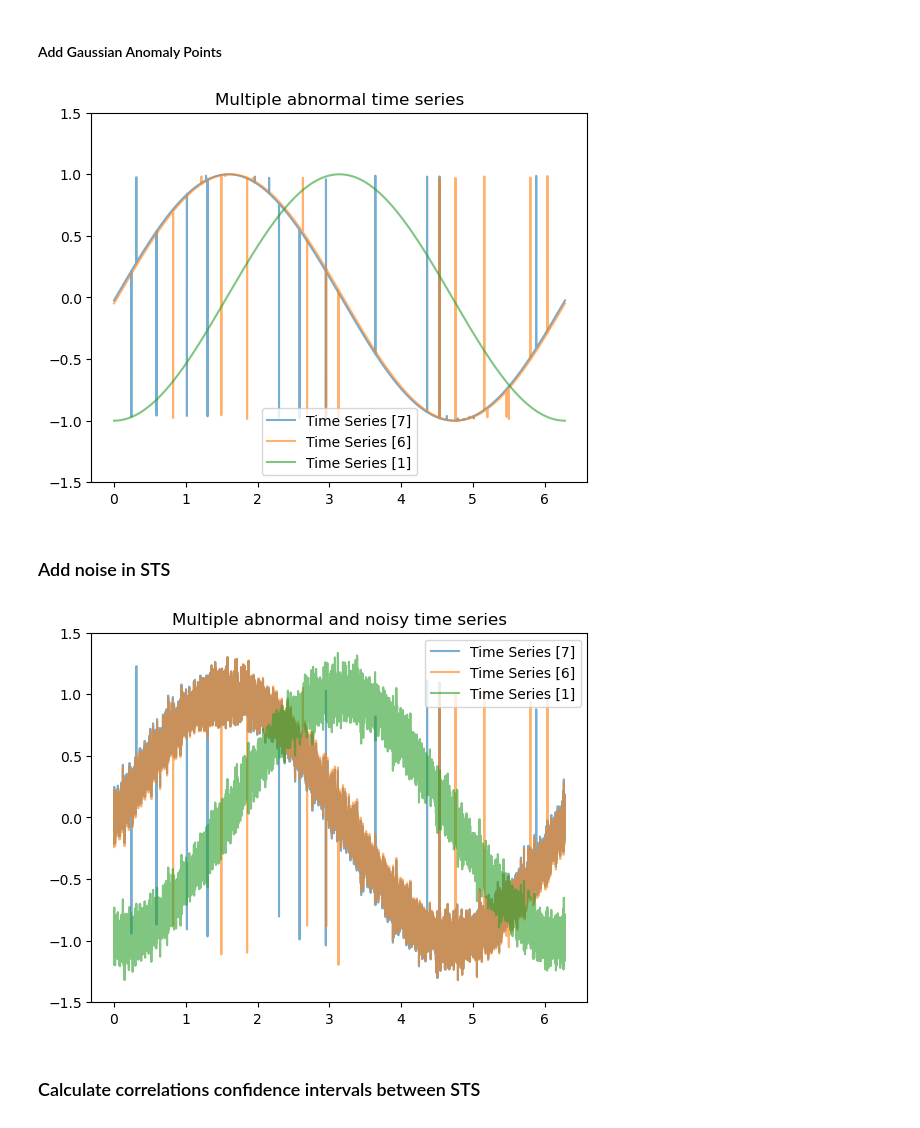
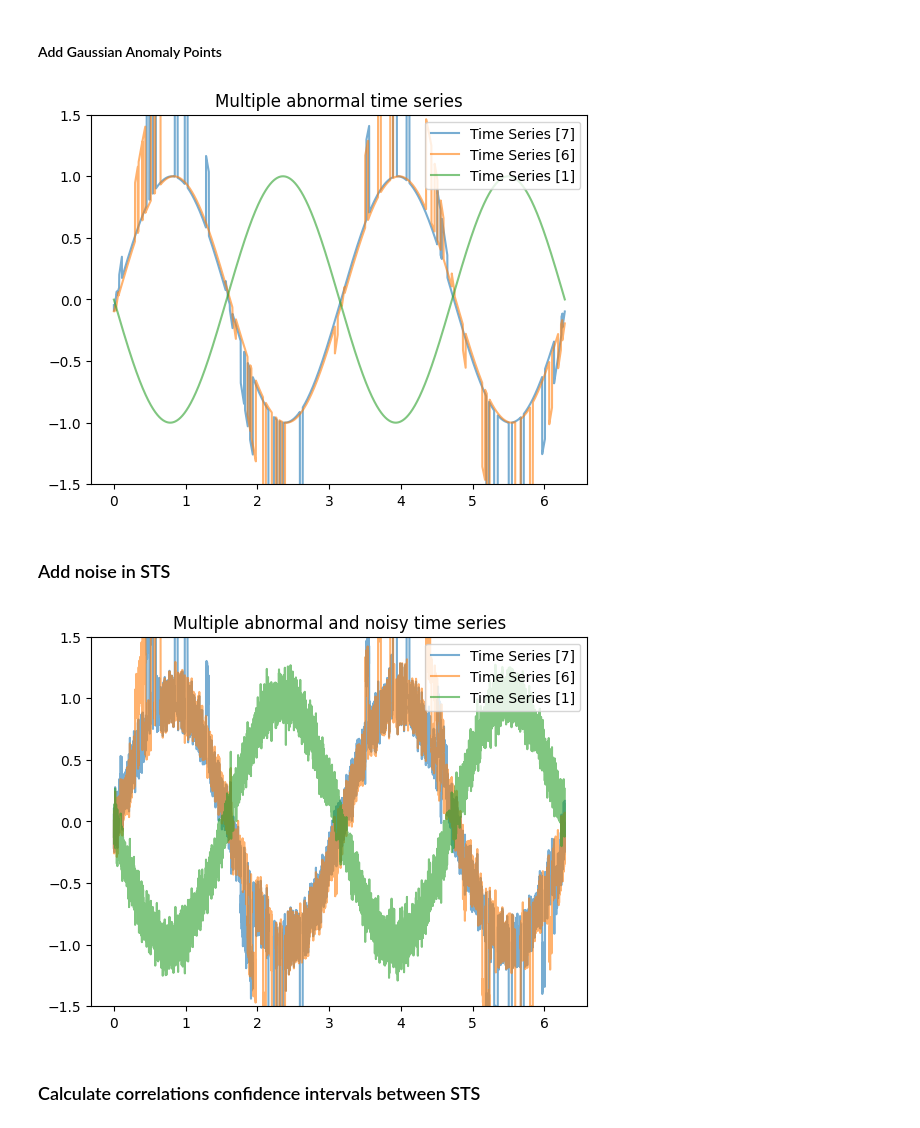
Before and after one commit to CristoferSilva/SyntheticTimeSeriesDataset, a Jupyter notebook: syntheticTimeSeriesDataset.ipynb, the cells around one changed output. Drawn from its saved outputs; the diff is of its cells as text; code cells hidden in the pictures.

```diff
--- a/syntheticTimeSeriesDataset.ipynb
+++ b/syntheticTimeSeriesDataset.ipynb
@@ -47,7 +55,28 @@ Note: you may need to restart the kernel to use updated packages.
 ### Generate synthetic time series (STS)
 # %%
 tmsg = TimeSerieGenerator()
-time_series = tmsg.generate_multiple_time_series(time_series_size=8000, shift_numbers=[2,4,8,16,32,64,128,256])
+shiftBySeries = {
+    'ts0' : 2,
+    'ts1' : 4,
+    'ts2' : 8,
+    'ts3' : 16,
+    'ts4' : 32,
+    'ts5' : 64,
+    'ts6' : 128,
+    'ts7' : 256,
+}
+
+time_series = tmsg.generate_multiple_time_series(time_series_size=8000, shift_numbers=[
+    shiftBySeries['ts0'],
+    shiftBySeries['ts1'],
+    shiftBySeries['ts2'],
+    shiftBySeries['ts3'],
+    shiftBySeries['ts4'],
+    shiftBySeries['ts5'],
+    shiftBySeries['ts6'],
+    shiftBySeries['ts7'],
+])
+
 tmsg.save(np.array(time_series).T, 'data/all_SMultipleTimeSeries.csv')
 # %%
 time_series_name = []
@@ -123,24 +166,28 @@ plt.show()
 # %% [markdown]
 #### Add Gaussian Anomaly Points
 # %%
-time_series_gaussian_anomaly = time_series.copy()
-time_series_gaussian_anomaly[7],_ = tmsg.put_gaussian_anomaly_points(time_series=time_series_gaussian_anomaly[7], amount=20)
-time_series_gaussian_anomaly[6],_ = tmsg.put_gaussian_anomaly_points(time_series=time_series_gaussian_anomaly[6], amount=20)
+time_series_overlap_anomaly = time_series.copy()
 
-tmsg.plot_time_series(time_series=[time_series_gaussian_anomaly[7],time_series_gaussian_anomaly[6], time_series_gaussian_anomaly[1]],time_series_name=['7', '6', '1'])
+ts7_anomaly_overlap = tmsg.generate_time_serie(size=len(time_series[7]), shift_number=shiftBySeries['ts7'], multiplicator= 2)
+ts6_anomaly_overlap = tmsg.generate_time_serie(size=len(time_series[6]), shift_number=shiftBySeries['ts6'], multiplicator= 2)
+
+time_series_overlap_anomaly[7],_ = tmsg.put_overlap_anomaly_points(time_serie=time_series_overlap_anomaly[7], amount=40, seriesofAbnormalPoints=[ts7_anomaly_overlap])
+time_series_overlap_anomaly[6],_ = tmsg.put_overlap_anomaly_points(time_serie=time_series_overlap_anomaly[6], amount=40, seriesofAbnormalPoints=[ts6_anomaly_overlap])
+
+tmsg.plot_time_series(time_series=[time_series_overlap_anomaly[7],time_series_overlap_anomaly[6], time_series_overlap_anomaly[1]],time_series_name=['7', '6', '1'])
 plt.title("Multiple abnormal time series")
 plt.show()
 # %% [output]
-[figure, old version]
+[figure, new version]
 # %% [markdown]
 ### Add noise in STS
 # %%
-time_series_with_noise = tmsg.generate_multiple_time_series_with_noise(time_series_gaussian_anomaly)
+time_series_with_noise = tmsg.generate_multiple_time_series_with_noise(time_series_overlap_anomaly)
 tmsg.plot_time_series(time_series=[time_series_with_noise[7], time_series_with_noise[6],time_series_with_noise[1]], time_series_name=['7', '6', '1'])
 plt.title("Multiple abnormal and noisy time series")
 plt.show()
 # %% [output]
-[figure, old version]
+[figure, new version]
 # %% [markdown]
 ### Calculate correlations confidence intervals between STS
 # %%
```
Also changed, not shown: parts of 12 cells of this notebook, 9 other files.
